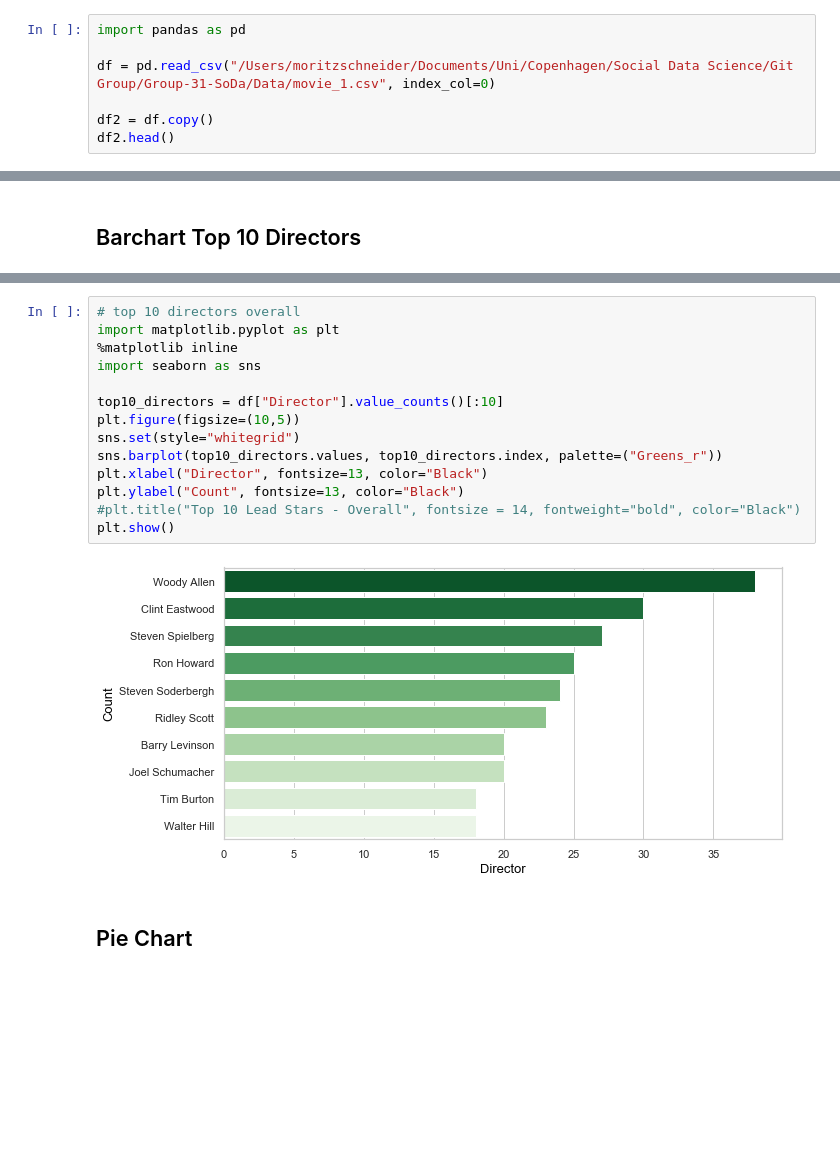
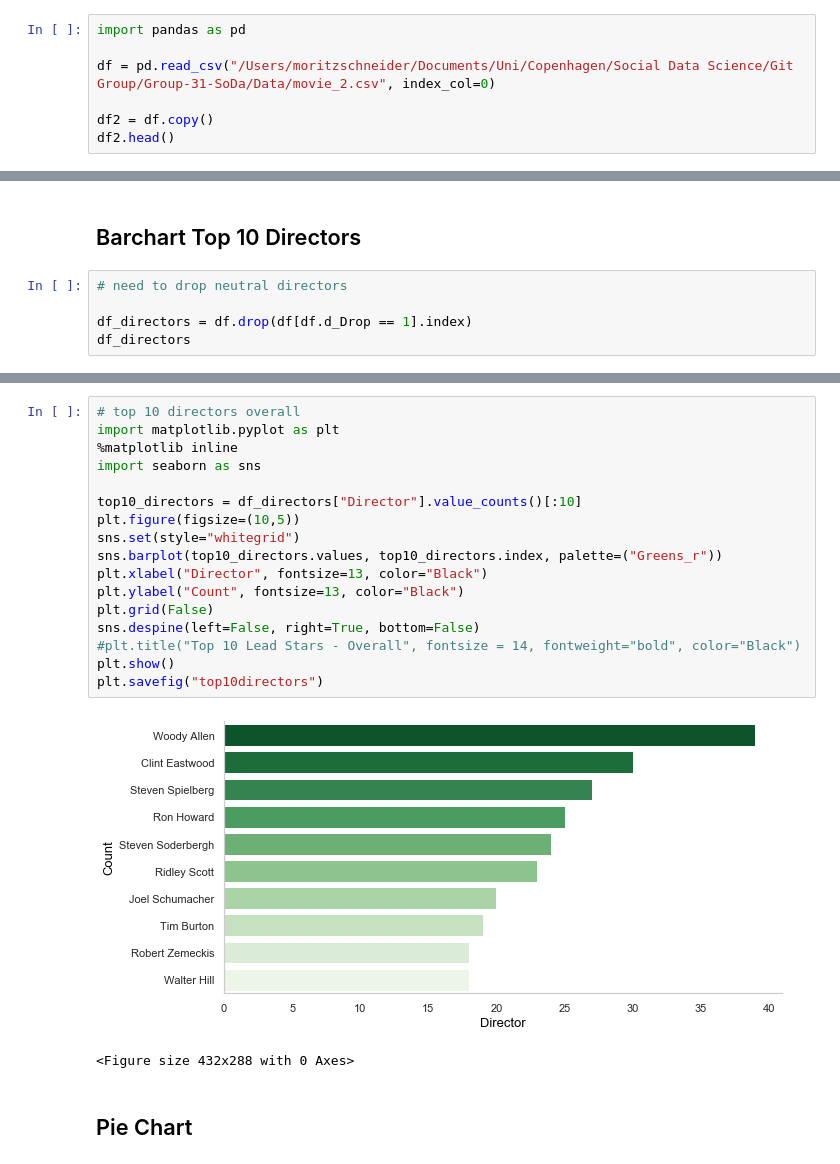
Before and after one commit to jbjornholm/Group-31-SoDa, a Jupyter notebook: Moritz/Exam/Exam Cici.ipynb, the cells around one changed output, grey strips where cells are left out. Cells and saved outputs as stored; diff of their text form; blank space fills up the shorter version.

```diff
--- a/Moritz/Exam/Exam Cici.ipynb
+++ b/Moritz/Exam/Exam Cici.ipynb
@@ -1,7 +1,7 @@
 # %%
 import pandas as pd
 
-df = pd.read_csv("/Users/moritzschneider/Documents/Uni/Copenhagen/Social Data Science/Git Group/Group-31-SoDa/Data/movie_1.csv", index_col=0)
+df = pd.read_csv("/Users/moritzschneider/Documents/Uni/Copenhagen/Social Data Science/Git Group/Group-31-SoDa/Data/movie_2.csv", index_col=0)
 
 df2 = df.copy()
 df2.head()
@@ -81,2 +85,7 @@ plt.show()
 # %% [markdown]
 ## Barchart Top 10 Directors
+# %%
+# need to drop neutral directors
+
+df_directors = df.drop(df[df.d_Drop == 1].index)
+df_directors
@@ -83,19 +131,23 @@ plt.show()
 # %%
 # top 10 directors overall
 import matplotlib.pyplot as plt
 %matplotlib inline
 import seaborn as sns
 
-top10_directors = df["Director"].value_counts()[:10]
+top10_directors = df_directors["Director"].value_counts()[:10]
 plt.figure(figsize=(10,5))
 sns.set(style="whitegrid")
 sns.barplot(top10_directors.values, top10_directors.index, palette=("Greens_r"))
 plt.xlabel("Director", fontsize=13, color="Black")
 plt.ylabel("Count", fontsize=13, color="Black")
+plt.grid(False)
+sns.despine(left=False, right=True, bottom=False)
 #plt.title("Top 10 Lead Stars - Overall", fontsize = 14, fontweight="bold", color="Black")
 plt.show()
+plt.savefig("top10directors")
 # %% [output]
-[figure, old version]
+[figure, new version]
+<Figure size 432x288 with 0 Axes>
 # %% [markdown]
 ## Pie Chart
 # %%
```
Also changed, not shown: parts of 7 cells of this notebook, 4 other files.
